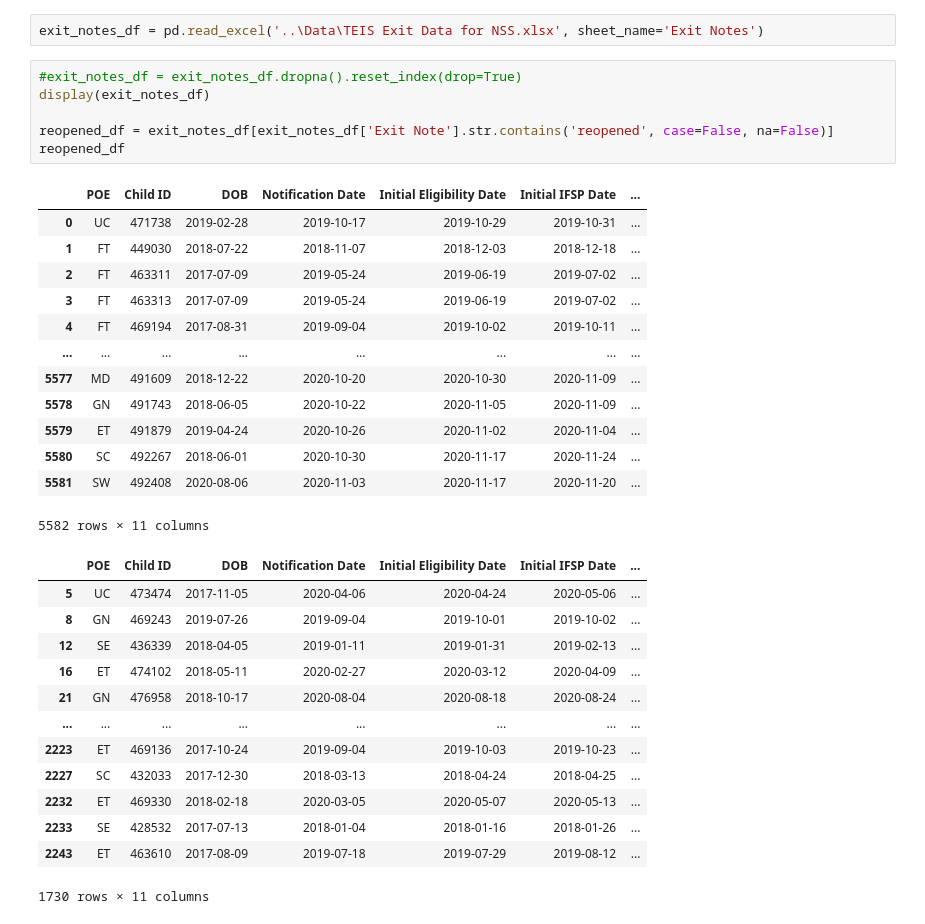
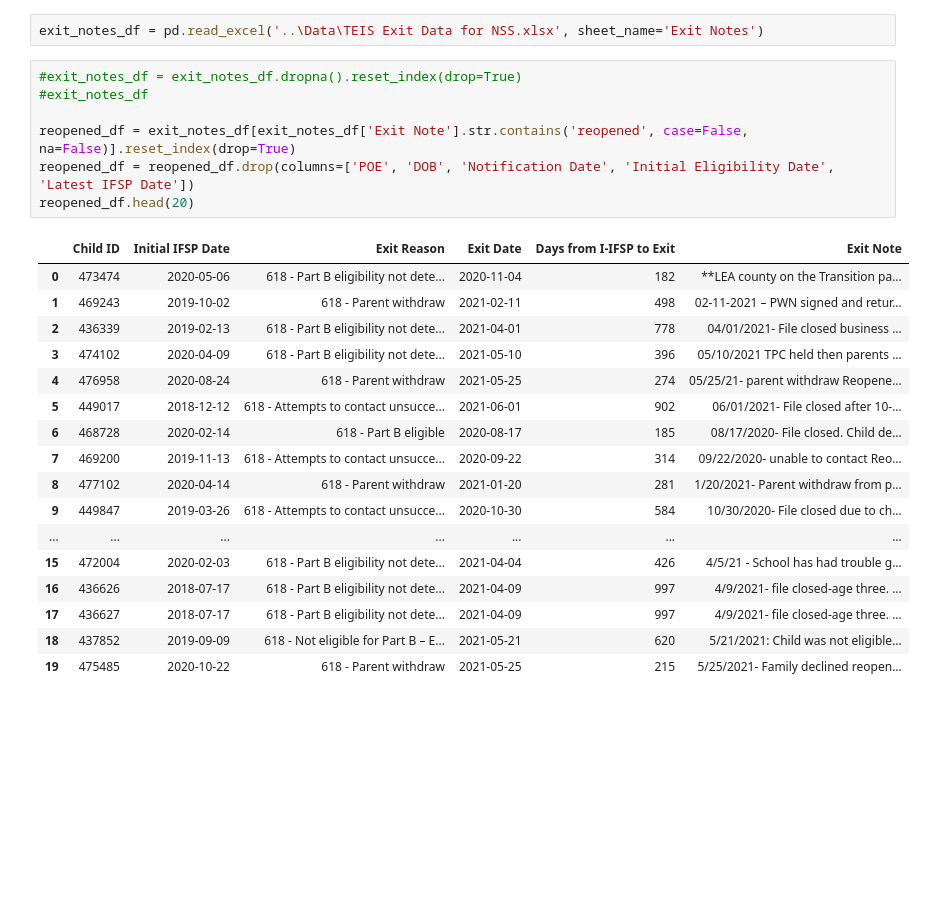
Before and after one commit to TPSchwartz/ddid-cheesecake_factory, a Jupyter notebook: Notebooks/DDID Notebook.ipynb, the cells around one changed output. Drawn from its saved outputs; the diff is of its cells as text; blank space fills up the shorter version.

```diff
--- a/Notebooks/DDID Notebook.ipynb
+++ b/Notebooks/DDID Notebook.ipynb
@@ -4,34 +4,26 @@ import pandas as pd
 exit_notes_df = pd.read_excel('..\Data\TEIS Exit Data for NSS.xlsx', sheet_name='Exit Notes')
 # %%
 #exit_notes_df = exit_notes_df.dropna().reset_index(drop=True)
-display(exit_notes_df)
+#exit_notes_df
 
-reopened_df = exit_notes_df[exit_notes_df['Exit Note'].str.contains('reopened', case=False, na=False)]
-reopened_df
+reopened_df = exit_notes_df[exit_notes_df['Exit Note'].str.contains('reopened', case=False, na=False)].reset_index(drop=True)
+reopened_df = reopened_df.drop(columns=['POE', 'DOB', 'Notification Date', 'Initial Eligibility Date', 'Latest IFSP Date'])
+reopened_df.head(20)
 # %% [output]
-|  | POE | Child ID | DOB | Notification Date | Initial Eligibility Date | Initial IFSP Date | ... |
-| 0 | UC | 471738 | 2019-02-28 | 2019-10-17 | 2019-10-29 | 2019-10-31 | ... |
-| 1 | FT | 449030 | 2018-07-22 | 2018-11-07 | 2018-12-03 | 2018-12-18 | ... |
-| 2 | FT | 463311 | 2017-07-09 | 2019-05-24 | 2019-06-19 | 2019-07-02 | ... |
-| 3 | FT | 463313 | 2017-07-09 | 2019-05-24 | 2019-06-19 | 2019-07-02 | ... |
-| 4 | FT | 469194 | 2017-08-31 | 2019-09-04 | 2019-10-02 | 2019-10-11 | ... |
-| ... | ... | ... | ... | ... | ... | ... | ... |
-| 5577 | MD | 491609 | 2018-12-22 | 2020-10-20 | 2020-10-30 | 2020-11-09 | ... |
-| 5578 | GN | 491743 | 2018-06-05 | 2020-10-22 | 2020-11-05 | 2020-11-09 | ... |
-| 5579 | ET | 491879 | 2019-04-24 | 2020-10-26 | 2020-11-02 | 2020-11-04 | ... |
-| 5580 | SC | 492267 | 2018-06-01 | 2020-10-30 | 2020-11-17 | 2020-11-24 | ... |
-| 5581 | SW | 492408 | 2020-08-06 | 2020-11-03 | 2020-11-17 | 2020-11-20 | ... |
+|  | Child ID | Initial IFSP Date | Exit Reason | Exit Date | Days from I-IFSP to Exit | Exit Note |
+| 0 | 473474 | 2020-05-06 | 618 - Part B eligibility not dete... | 2020-11-04 | 182 | **LEA county on the Transition pa... |
+| 1 | 469243 | 2019-10-02 | 618 - Parent withdraw | 2021-02-11 | 498 | 02-11-2021 – PWN signed and retur... |
+| 2 | 436339 | 2019-02-13 | 618 - Part B eligibility not dete... | 2021-04-01 | 778 | 04/01/2021- File closed business ... |
+| 3 | 474102 | 2020-04-09 | 618 - Part B eligibility not dete... | 2021-05-10 | 396 | 05/10/2021 TPC held then parents ... |
+| 4 | 476958 | 2020-08-24 | 618 - Parent withdraw | 2021-05-25 | 274 | 05/25/21- parent withdraw Reopene... |
+| 5 | 449017 | 2018-12-12 | 618 - Attempts to contact unsucce... | 2021-06-01 | 902 | 06/01/2021- File closed after 10-... |
+| 6 | 468728 | 2020-02-14 | 618 - Part B eligible | 2020-08-17 | 185 | 08/17/2020- File closed. Child de... |
+| 7 | 469200 | 2019-11-13 | 618 - Attempts to contact unsucce... | 2020-09-22 | 314 | 09/22/2020- unable to contact Reo... |
+| 8 | 477102 | 2020-04-14 | 618 - Parent withdraw | 2021-01-20 | 281 | 1/20/2021- Parent withdraw from p... |
+| 9 | 449847 | 2019-03-26 | 618 - Attempts to contact unsucce... | 2020-10-30 | 584 | 10/30/2020- File closed due to ch... |
+| ... | ... | ... | ... | ... | ... | ... |
+| 15 | 472004 | 2020-02-03 | 618 - Part B eligibility not dete... | 2021-04-04 | 426 | 4/5/21 - School has had trouble g... |
+| 16 | 436626 | 2018-07-17 | 618 - Part B eligibility not dete... | 2021-04-09 | 997 | 4/9/2021- file closed-age three. ... |
+| 17 | 436627 | 2018-07-17 | 618 - Part B eligibility not dete... | 2021-04-09 | 997 | 4/9/2021- file closed-age three. ... |
+| 18 | 437852 | 2019-09-09 | 618 - Not eligible for Part B – E... | 2021-05-21 | 620 | 5/21/2021: Child was not eligible... |
+| 19 | 475485 | 2020-10-22 | 618 - Parent withdraw | 2021-05-25 | 215 | 5/25/2021- Family declined reopen... |
-5582 rows × 11 columns
-|  | POE | Child ID | DOB | Notification Date | Initial Eligibility Date | Initial IFSP Date | ... |
-| 5 | UC | 473474 | 2017-11-05 | 2020-04-06 | 2020-04-24 | 2020-05-06 | ... |
-| 8 | GN | 469243 | 2019-07-26 | 2019-09-04 | 2019-10-01 | 2019-10-02 | ... |
-| 12 | SE | 436339 | 2018-04-05 | 2019-01-11 | 2019-01-31 | 2019-02-13 | ... |
-| 16 | ET | 474102 | 2018-05-11 | 2020-02-27 | 2020-03-12 | 2020-04-09 | ... |
-| 21 | GN | 476958 | 2018-10-17 | 2020-08-04 | 2020-08-18 | 2020-08-24 | ... |
-| ... | ... | ... | ... | ... | ... | ... | ... |
-| 2223 | ET | 469136 | 2017-10-24 | 2019-09-04 | 2019-10-03 | 2019-10-23 | ... |
-| 2227 | SC | 432033 | 2017-12-30 | 2018-03-13 | 2018-04-24 | 2018-04-25 | ... |
-| 2232 | ET | 469330 | 2018-02-18 | 2020-03-05 | 2020-05-07 | 2020-05-13 | ... |
-| 2233 | SE | 428532 | 2017-07-13 | 2018-01-04 | 2018-01-16 | 2018-01-26 | ... |
-| 2243 | ET | 463610 | 2017-08-09 | 2019-07-18 | 2019-07-29 | 2019-08-12 | ... |
-1730 rows × 11 columns
```
Also changed, not shown: parts of 2 cells of this notebook.
